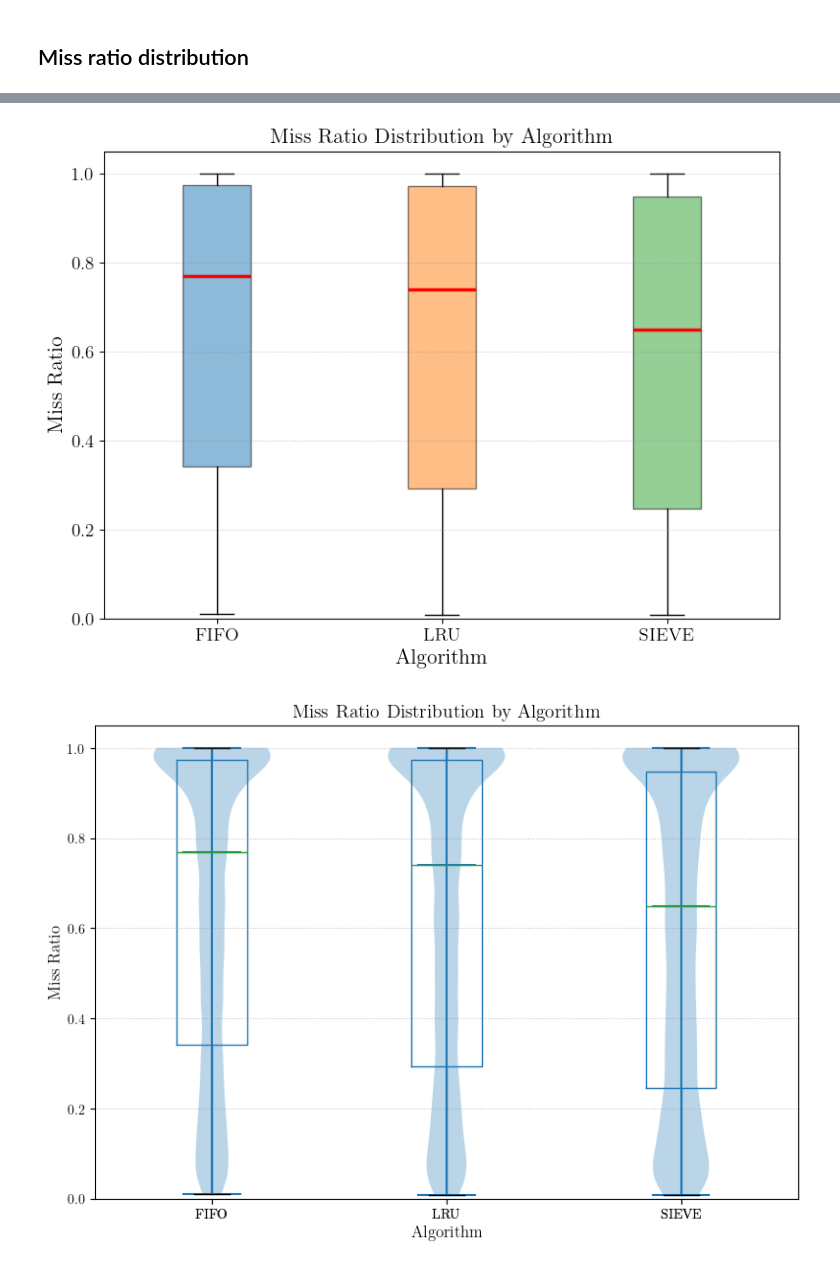
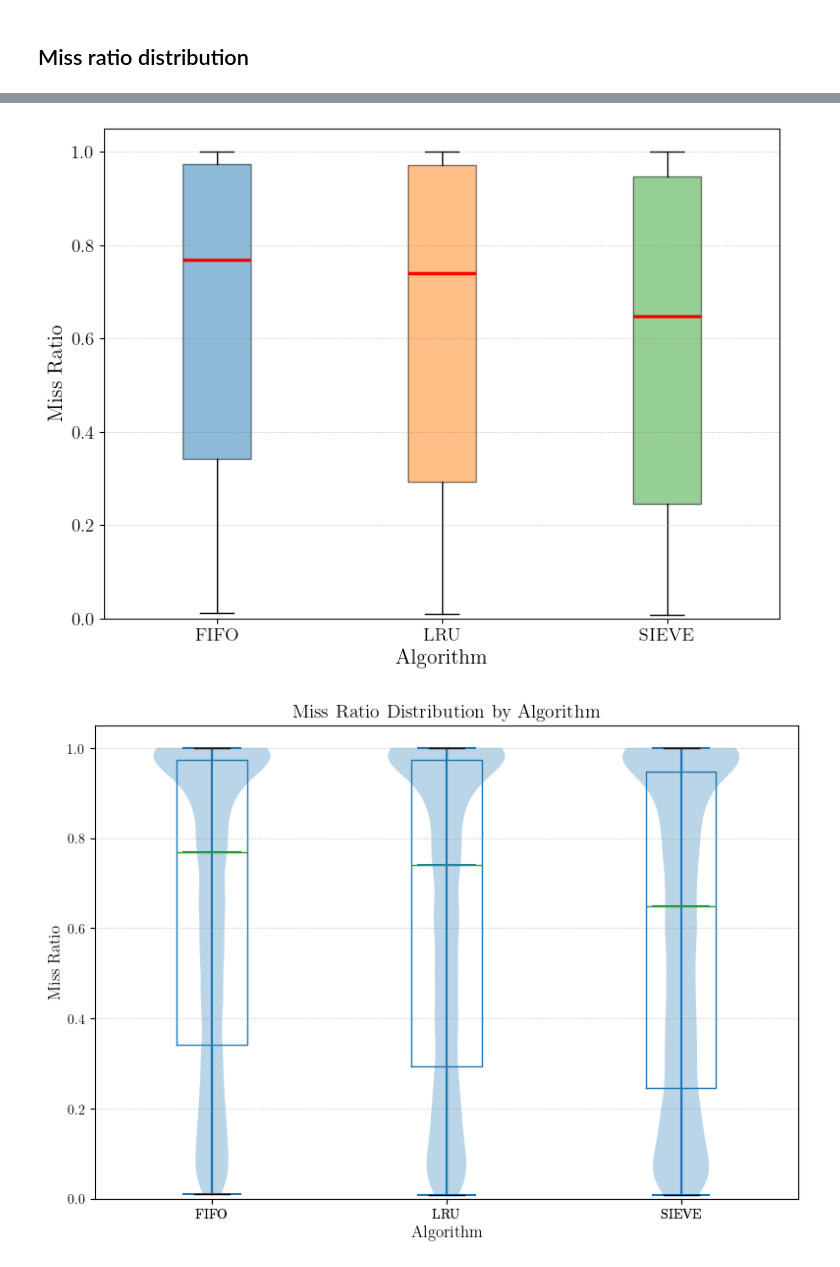
Before and after one commit to laustam/cache-eviction-thesis, a Jupyter notebook: code/scripts/results_visualisation.ipynb, the cells around one changed output, grey strips where cells are left out. Drawn from its saved outputs; the diff is of its cells as text; code cells hidden in the pictures.

Commit message:
Cleanup up results visualisation somewhat

```diff
--- a/code/scripts/results_visualisation.ipynb
+++ b/code/scripts/results_visualisation.ipynb
@@ -501,35 +619,35 @@ def plot_boxplot_miss_ratio(save=False, title=True):
     algorithms = results_df['algorithm'].unique()
 
     # Create boxplot with colors
     bp = plt.boxplot(box_data, labels=algorithms, patch_artist=True, medianprops=dict(color='red', linewidth=2.5))
 
     # Color each box with algorithm-specific colors
     for i, (patch, algo) in enumerate(zip(bp['boxes'], algorithms)):
         patch.set_facecolor(ALGORITHM_COLORS.get(algo, 'gray'))
         patch.set_alpha(0.5)
 
     if title: plt.title('Miss Ratio Distribution by Algorithm', fontsize=16)
     plt.xlabel('Algorithm', fontsize=16)
     plt.ylabel('Miss Ratio', fontsize=16)
     plt.xticks(fontsize=14)
     plt.yticks(fontsize=14)
     plt.ylim(0, 1.05)
 
     # Add horizontal grid lines
     ax = plt.gca()
     for y in ax.get_yticks():
         ax.axhline(y, color='gray', linestyle=':', linewidth=0.7, alpha=0.5)
 
     plt.tight_layout()
 
     if save:
         plt.savefig(os.path.join(FIGURES_SIMULATIONS_DIR, f"miss_ratio_distribution{'_no_title' if not title else ''}.pdf"), bbox_inches='tight')
 
     plt.show()
 
-plot_boxplot_miss_ratio(title=True, save=False)
+plot_boxplot_miss_ratio(title=False, save=True)
 # %% [output]
-[figure, old version]
+[figure, new version]
 # %%
 plt.figure(figsize=(8, 6))
 subset_violin = [results_df[results_df['algorithm'] == algo]['miss_ratio'] for algo in results_df['algorithm'].unique()]
```
Also changed, not shown: parts of 11 cells of this notebook.
